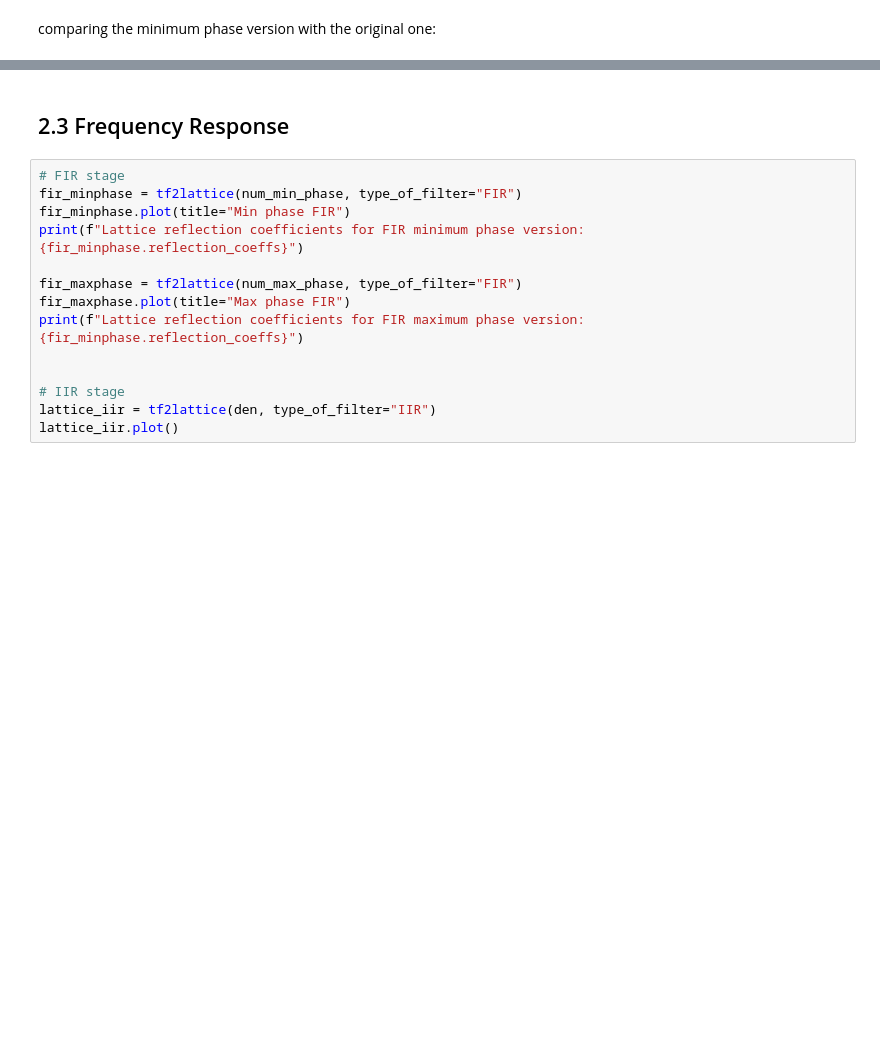
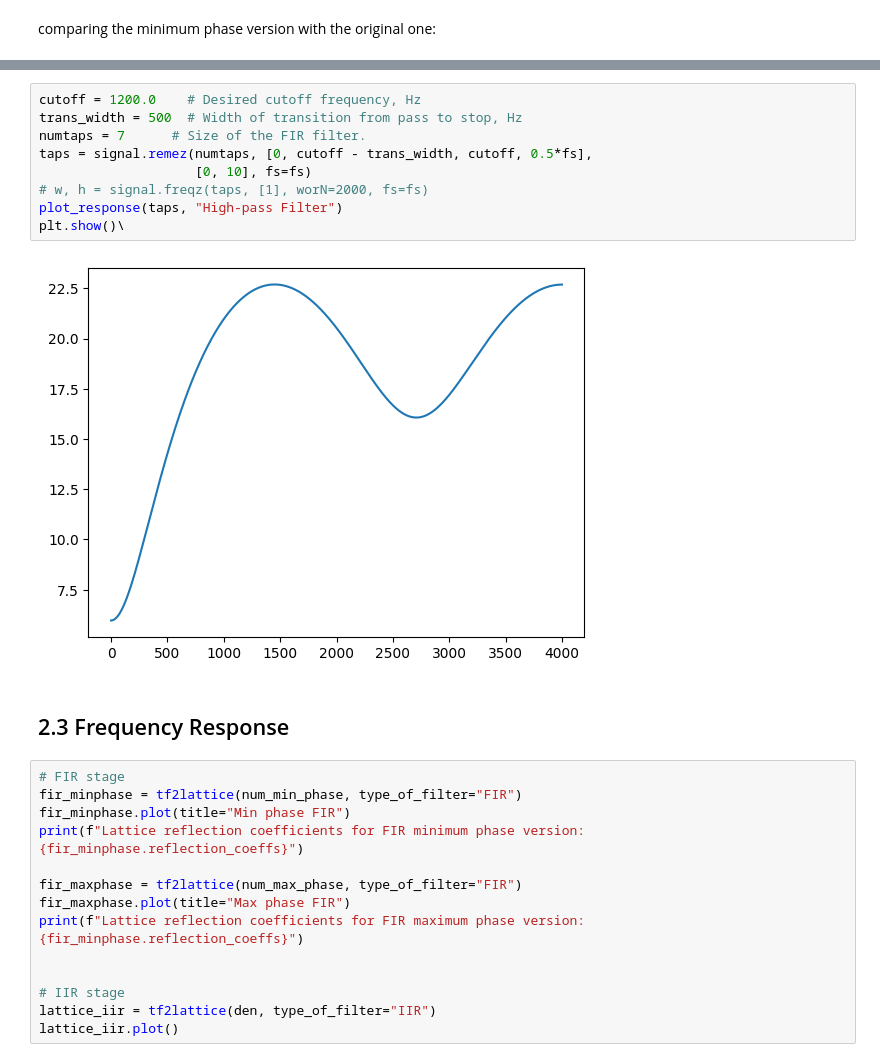
Before and after one commit to baset-veisi/filter_lattice, a Jupyter notebook: notebooks/biquad_example.ipynb, the cells around one changed output, grey strips where cells are left out. Cells and saved outputs as stored; diff of their text form; blank space fills up the shorter version.

```diff
--- a/notebooks/biquad_example.ipynb
+++ b/notebooks/biquad_example.ipynb
@@ -200,6 +201,17 @@ h_ref being: [ -0.75143607   4.48968207 -11.19592292  14.91535383 -11.19592292
 num being: [  0.75143614  -4.48968197  11.19592224 -14.9153527   11.19592224
   -4.48968197   0.75143614]
 [figure]
+# %%
+cutoff = 1200.0    # Desired cutoff frequency, Hz
+trans_width = 500  # Width of transition from pass to stop, Hz
+numtaps = 7      # Size of the FIR filter.
+taps = signal.remez(numtaps, [0, cutoff - trans_width, cutoff, 0.5*fs],
+                    [0, 10], fs=fs)
+# w, h = signal.freqz(taps, [1], worN=2000, fs=fs)
+plot_response(taps, "High-pass Filter")
+plt.show()\
+# %% [output]
+[figure, added]
 # %% [markdown]
 ## 2.3 Frequency Response
 # %%
```
Also changed, not shown: parts of 6 cells of this notebook, 4 other files.
